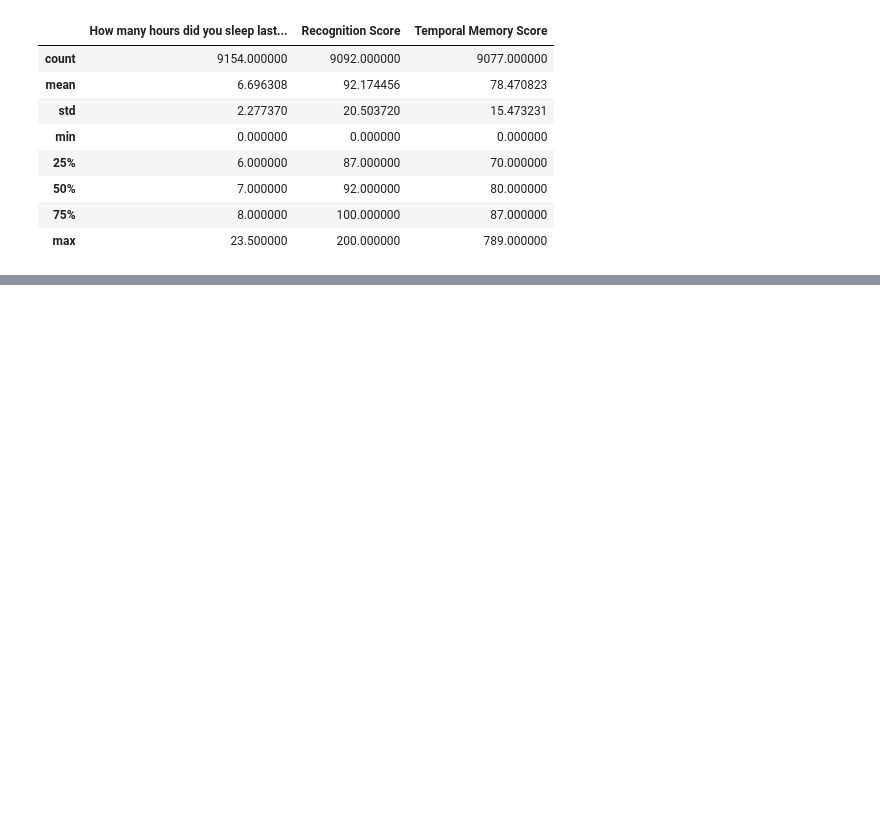
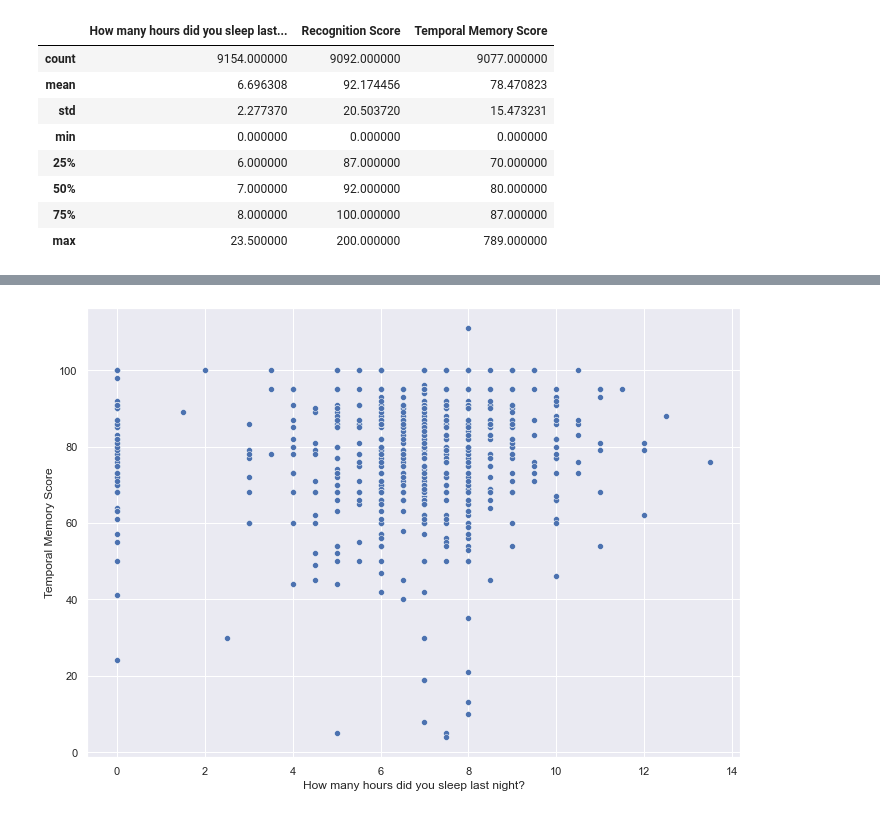
Before and after one commit to iPablo26/Honing-My-Data-Analyst-Skill, a Jupyter notebook: Honing My Data Analysis Skills.ipynb, the cells around one changed output, grey strips where cells are left out. Saved outputs shown, nothing was run; the diff lists cells and outputs as text; code cells hidden in the pictures; blank space fills up the shorter version.

Commit message:
ipynb: Visualizing a random sample
How to get a random sample using pandas

How to visualize a random sample to view relationships between variables

```diff
--- a/Honing My Data Analysis Skills.ipynb
+++ b/Honing My Data Analysis Skills.ipynb
@@ -151,0 +156,6 @@ sleep_data.describe()
+# %%
+# Random sampling
+# A random 30% of the sleep_data dataframe
+# https://pandas.pydata.org/pandas-docs/stable/reference/api/pandas.DataFrame.sample.html
+sample_10 = sleep_data.sample(frac=0.1, random_state=1)
+sample_10
@@ -151,0 +185,5 @@ sleep_data.describe()
+# %%
+sns.set(rc={'figure.figsize':(11.7,8.27)}) # Set the figure size of the plot
+sns.scatterplot(data=sample_10, x='How many hours did you sleep last night?', y='Temporal Memory Score' );
+# %% [output]
+[figure, added]
```
Also changed, not shown: parts of 5 cells of this notebook.
